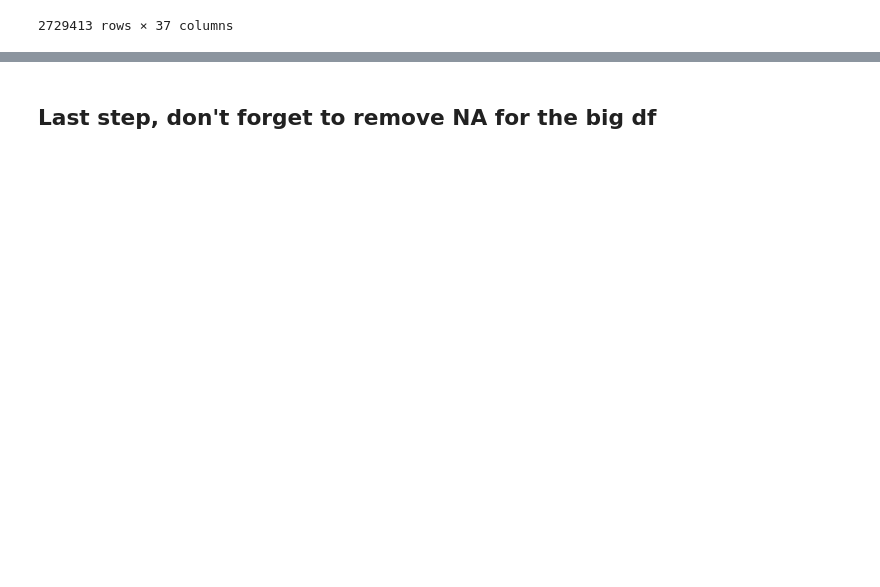
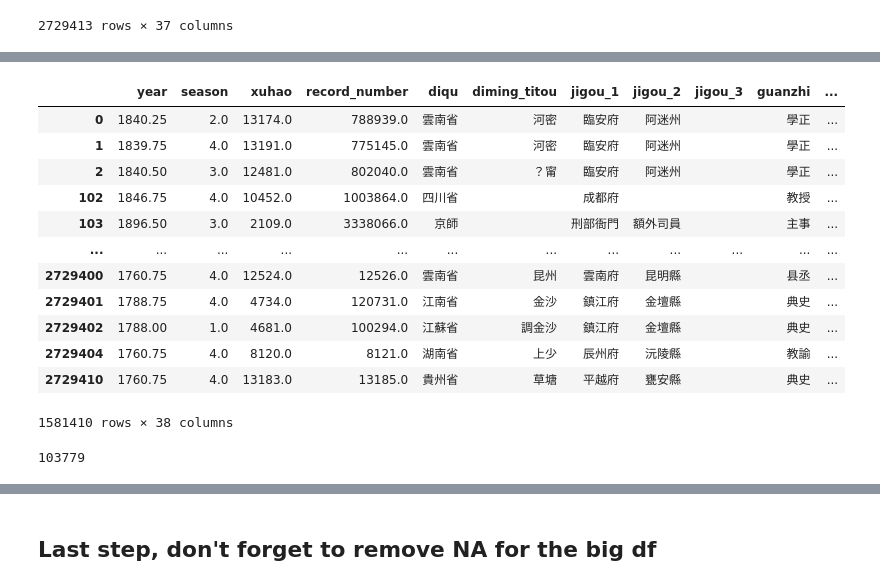
Before and after one commit to cbdb-project/Jinshenlu-20240725-Han-persons-not-in-CBDB_Hongsu, a Jupyter notebook: 6 Extract the cooked data/assign-labels-to-data.ipynb, the cells around one changed output, grey strips where cells are left out. Cells and saved outputs as stored; diff of their text form; code cells hidden in the pictures; blank space fills up the shorter version.

Commit message:
add flag for the skipped data

```diff
--- a/6 Extract the cooked data/assign-labels-to-data.ipynb
+++ b/6 Extract the cooked data/assign-labels-to-data.ipynb
@@ -734,3 +736,16 @@ df_new
 | 2729411 | 1760.75 | 4.0 | 6007.0 | 6007.0 | 江西省 | 亦烏 | 九江府 | 瑞昌縣 |  | 肇陳口巡检 | ... |
 | 2729412 | 1760.75 | 4.0 | 8229.0 | 8230.0 | 湖南省 |  | 郴州 |  |  | 盐捕州判 | ... |
 2729413 rows × 37 columns
+# %%
+df_new = df_new.fillna("")
+# if cbdb_biog_addr_id is "", df_new["flag"] is f
+df_new["flag"] = ""
+df_new.loc[df_new["cbdb_biog_addr_id"] == "", "flag"] = "f"
+
+# if cbdb_posting_office_id is "", df_new["flag"] is f
+df_new.loc[df_new["cbdb_posting_office_id"] == "", "flag"] = "f"
+
+# if diqu is not "京師" "（海軍）" "光緒十八年壬辰科會試試差人員", and cbdb_posting_addr_id is "", df_new["flag"] is f
+df_new.loc[(df_new["diqu"] != "京師") & (df_new["diqu"] != "（海軍）") & (df_new["diqu"] != "光緒十八年壬辰科會試試差人員") & (df_new["cbdb_posting_addr_id"] == ""), "flag"] = "f"
+
+df_new
@@ -736,0 +766,22 @@ df_new
+# %%
+# count how many flag is not f
+df_new[df_new["flag"] != "f"]
+# %% [output]
+|  | year | season | xuhao | record_number | diqu | diming_titou | jigou_1 | jigou_2 | jigou_3 | guanzhi | ... |
+| 0 | 1840.25 | 2.0 | 13174.0 | 788939.0 | 雲南省 | 河密 | 臨安府 | 阿迷州 |  | 學正 | ... |
+| 1 | 1839.75 | 4.0 | 13191.0 | 775145.0 | 雲南省 | 河密 | 臨安府 | 阿迷州 |  | 學正 | ... |
+| 2 | 1840.50 | 3.0 | 12481.0 | 802040.0 | 雲南省 | ？甯 | 臨安府 | 阿迷州 |  | 學正 | ... |
+| 102 | 1846.75 | 4.0 | 10452.0 | 1003864.0 | 四川省 |  | 成都府 |  |  | 教授 | ... |
+| 103 | 1896.50 | 3.0 | 2109.0 | 3338066.0 | 京師 |  | 刑部衙門 | 額外司員 |  | 主事 | ... |
+| ... | ... | ... | ... | ... | ... | ... | ... | ... | ... | ... | ... |
+| 2729400 | 1760.75 | 4.0 | 12524.0 | 12526.0 | 雲南省 | 昆州 | 雲南府 | 昆明縣 |  | 县丞 | ... |
+| 2729401 | 1788.75 | 4.0 | 4734.0 | 120731.0 | 江南省 | 金沙 | 鎮江府 | 金壇縣 |  | 典史 | ... |
+| 2729402 | 1788.00 | 1.0 | 4681.0 | 100294.0 | 江蘇省 | 調金沙 | 鎮江府 | 金壇縣 |  | 典史 | ... |
+| 2729404 | 1760.75 | 4.0 | 8120.0 | 8121.0 | 湖南省 | 上少 | 辰州府 | 沅陵縣 |  | 教諭 | ... |
+| 2729410 | 1760.75 | 4.0 | 13183.0 | 13185.0 | 貴州省 | 草塘 | 平越府 | 甕安縣 |  | 典史 | ... |
+1581410 rows × 38 columns
+# %%
+# count how many unique person_id, with flag is not f
+df_new[df_new["flag"] != "f"]["person_id"].nunique()
+# %% [output]
+103779
```
Also changed, not shown: parts of 12 cells of this notebook, 1 other file.
